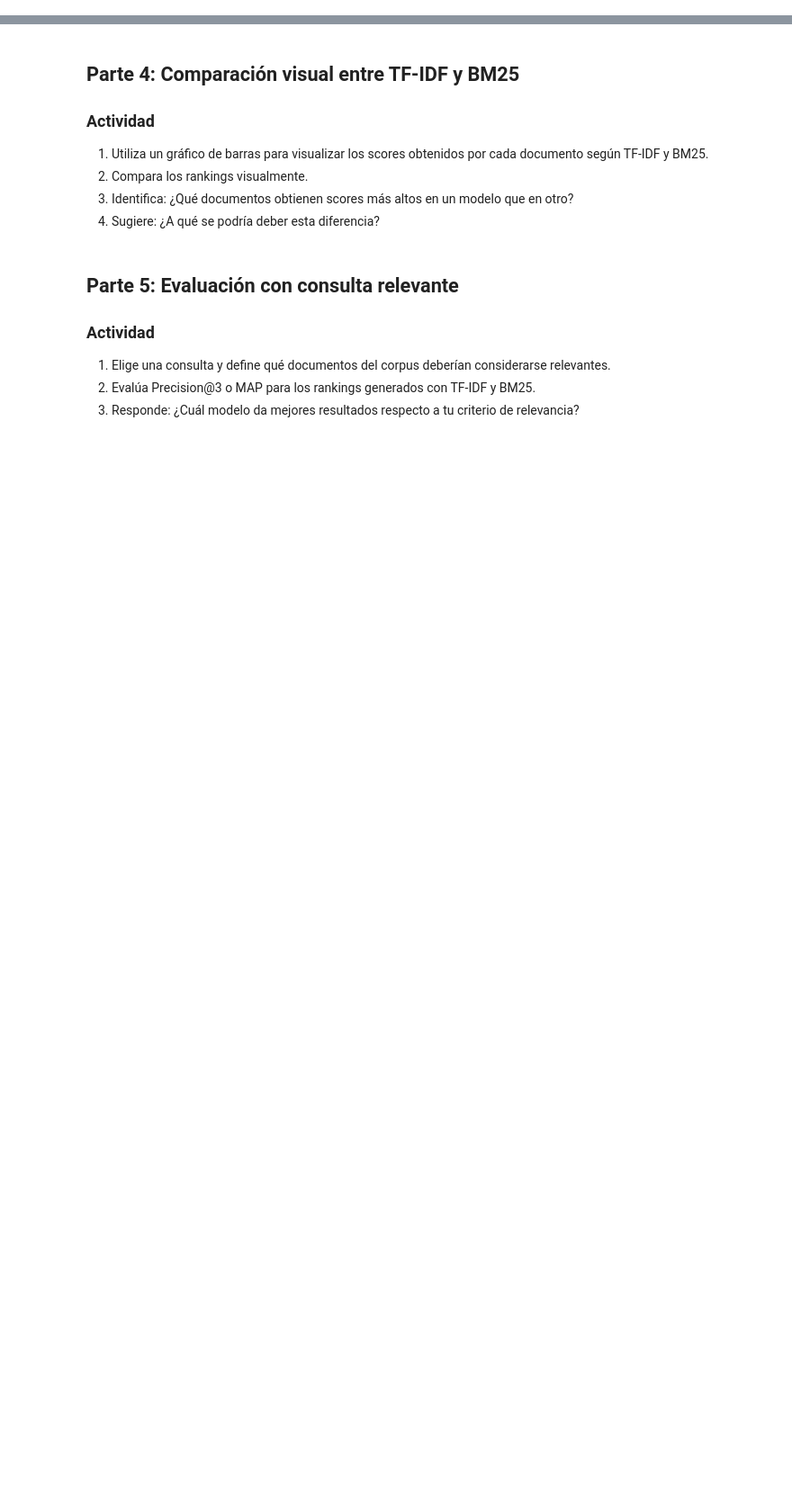
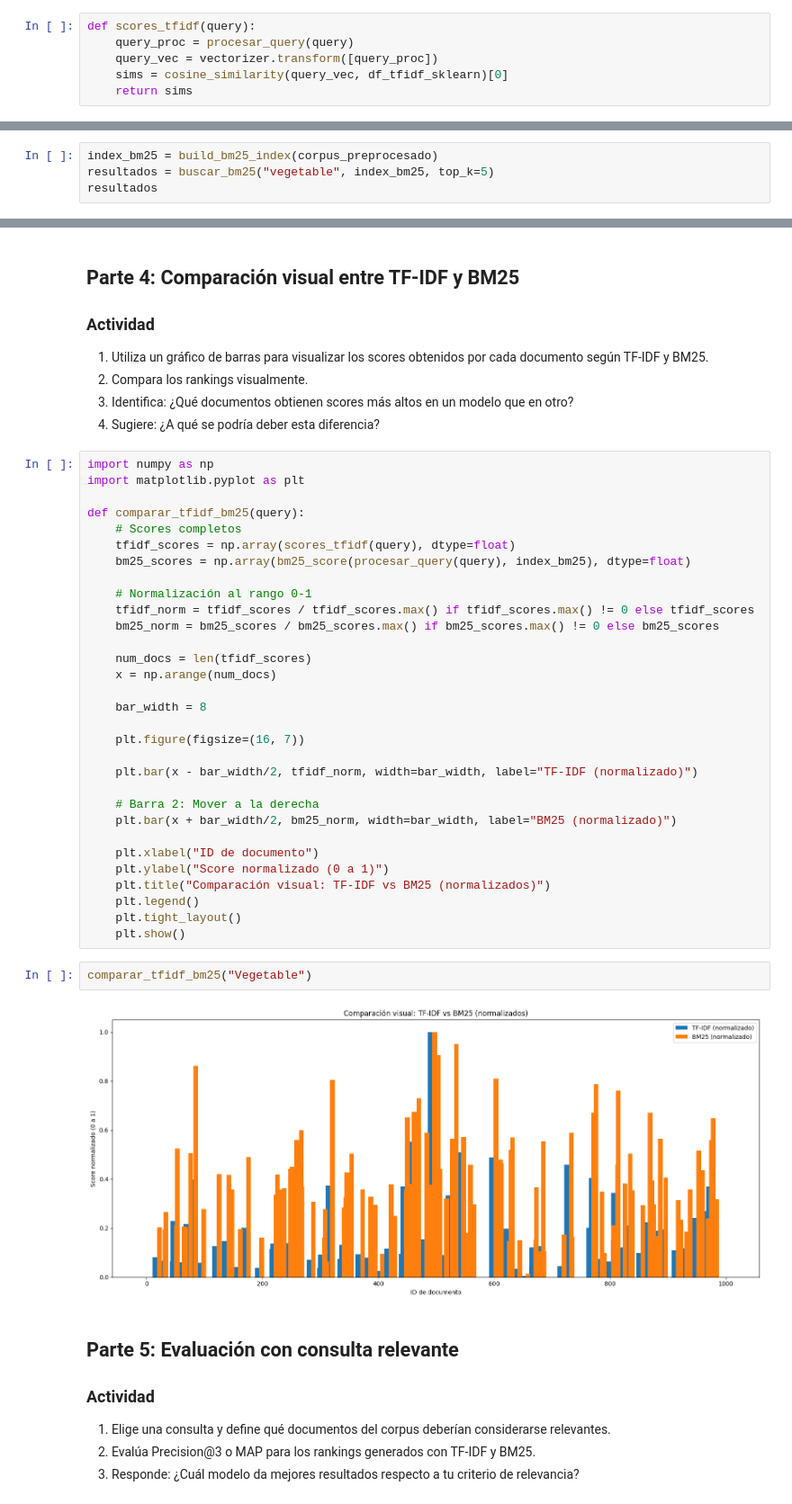
Before and after one commit to ecazar/NoteBooks, a Jupyter notebook: 04bm25.ipynb, the cells around one changed output, grey strips where cells are left out. Shown: that part at 90% size. Drawn from its saved outputs; the diff is of its cells as text; blank space fills up the shorter version.

```diff
--- a/04bm25.ipynb
+++ b/04bm25.ipynb
@@ -197,6 +197,12 @@ def buscar(query, top_k=5):
     # ordenar descendentemente por similitud
     ranking = sims.argsort()[::-1][:top_k]
     return [(i, sims[i]) for i in ranking]
+# %%
+def scores_tfidf(query):
+    query_proc = procesar_query(query)
+    query_vec = vectorizer.transform([query_proc])
+    sims = cosine_similarity(query_vec, df_tfidf_sklearn)[0]
+    return sims
 # %%
 query = "vegetable"
 # %%
@@ -226,0 +283,4 @@ df_10[493]
+# %%
+index_bm25 = build_bm25_index(corpus_preprocesado)
+resultados = buscar_bm25("vegetable", index_bm25, top_k=5)
+resultados
@@ -233,6 +299,41 @@ df_10[493]
 2. Compara los rankings visualmente.
 3. Identifica: ¿Qué documentos obtienen scores más altos en un modelo que en otro?
 4. Sugiere: ¿A qué se podría deber esta diferencia?
+# %%
+import numpy as np
+import matplotlib.pyplot as plt
+
+def comparar_tfidf_bm25(query):
+    # Scores completos
+    tfidf_scores = np.array(scores_tfidf(query), dtype=float)
+    bm25_scores = np.array(bm25_score(procesar_query(query), index_bm25), dtype=float)
+
+    # Normalización al rango 0-1
+    tfidf_norm = tfidf_scores / tfidf_scores.max() if tfidf_scores.max() != 0 else tfidf_scores
+    bm25_norm = bm25_scores / bm25_scores.max() if bm25_scores.max() != 0 else bm25_scores
+
+    num_docs = len(tfidf_scores)
+    x = np.arange(num_docs)
+
+    bar_width = 8
+
+    plt.figure(figsize=(16, 7))
+
+    plt.bar(x - bar_width/2, tfidf_norm, width=bar_width, label="TF-IDF (normalizado)")
+
+    # Barra 2: Mover a la derecha
+    plt.bar(x + bar_width/2, bm25_norm, width=bar_width, label="BM25 (normalizado)")
+
+    plt.xlabel("ID de documento")
+    plt.ylabel("Score normalizado (0 a 1)")
+    plt.title("Comparación visual: TF-IDF vs BM25 (normalizados)")
+    plt.legend()
+    plt.tight_layout()
+    plt.show()
+# %%
+comparar_tfidf_bm25("Vegetable")
+# %% [output]
+[figure, added]
 # %% [markdown]
 ## Parte 5: Evaluación con consulta relevante
 
```
Also changed, not shown: parts of 8 cells of this notebook.
